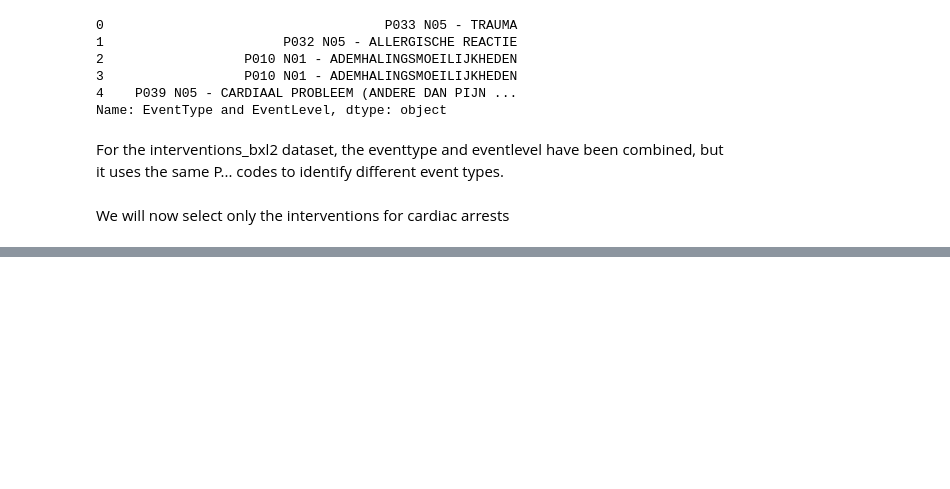
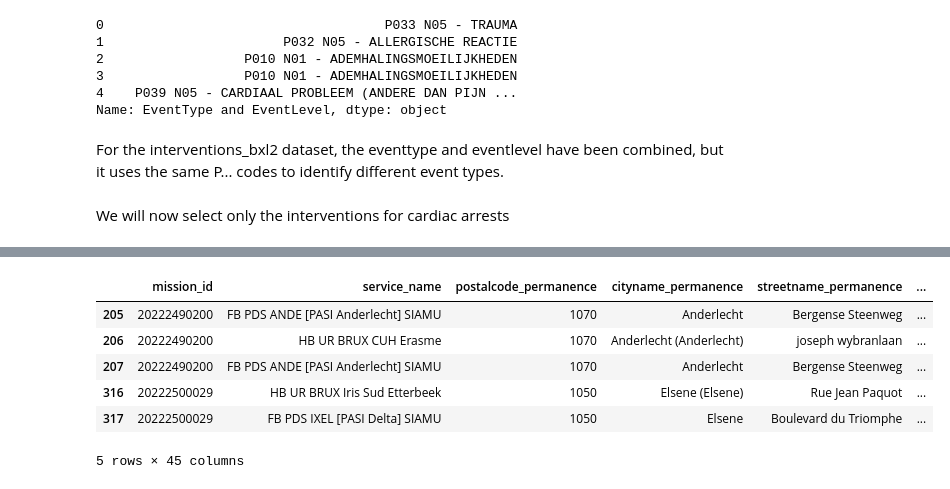
Before and after one commit to andreamoglianesi/MDA_project_team_Uganda, a Jupyter notebook: Project_code.ipynb, the cells around one changed output, grey strips where cells are left out. Drawn from its saved outputs; the diff is of its cells as text; code cells hidden in the pictures; blank space fills up the shorter version.

```diff
--- a/Project_code.ipynb
+++ b/Project_code.ipynb
@@ -208,0 +242,10 @@ interventions_bxl2_cardiac.head(5)
+# %%
+interventions_bxl_cardiac.head(5)
+# %% [output]
+|  | mission_id | service_name | postalcode_permanence | cityname_permanence | streetname_permanence | ... |
+| 205 | 20222490200 | FB PDS ANDE [PASI Anderlecht] SIAMU | 1070 | Anderlecht | Bergense Steenweg | ... |
+| 206 | 20222490200 | HB UR BRUX CUH Erasme | 1070 | Anderlecht (Anderlecht) | joseph wybranlaan | ... |
+| 207 | 20222490200 | FB PDS ANDE [PASI Anderlecht] SIAMU | 1070 | Anderlecht | Bergense Steenweg | ... |
+| 316 | 20222500029 | HB UR BRUX Iris Sud Etterbeek | 1050 | Elsene (Elsene) | Rue Jean Paquot | ... |
+| 317 | 20222500029 | FB PDS IXEL [PASI Delta] SIAMU | 1050 | Elsene | Boulevard du Triomphe | ... |
+5 rows × 45 columns
```
Also changed, not shown: parts of 13 cells of this notebook, 2 other files.
